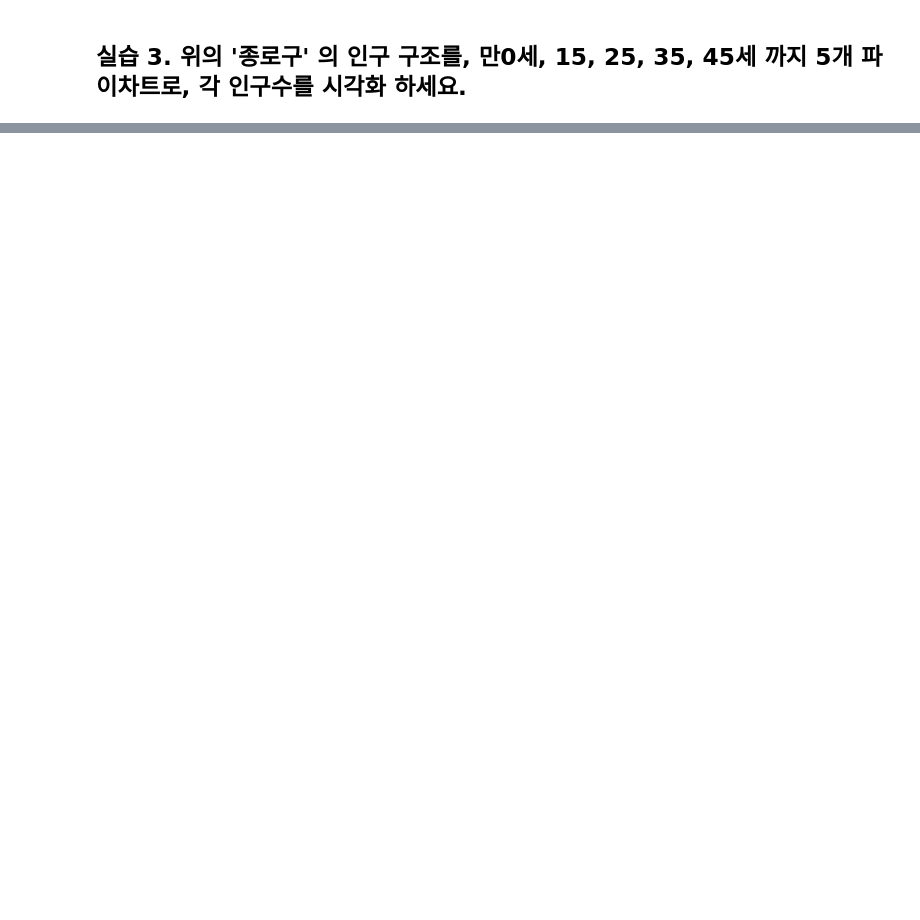
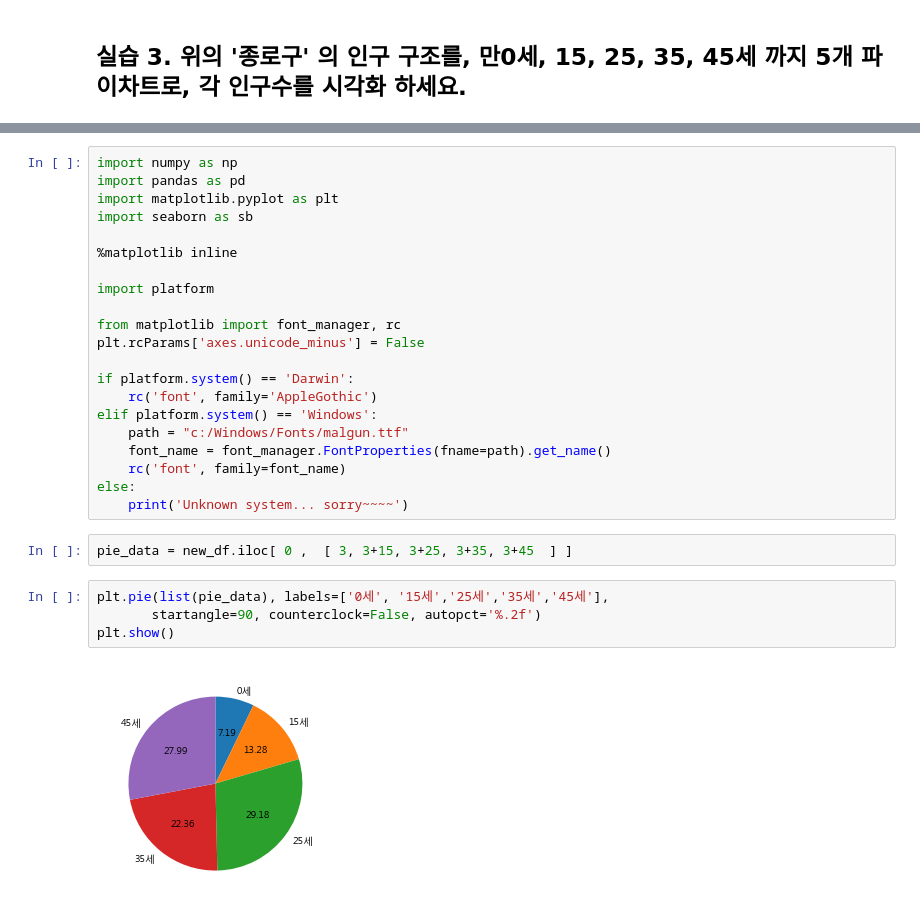
Before and after one commit to twistyang/python_sun, a Jupyter notebook: part07/1.a 프로젝트 - 인구조사.ipynb, the cells around one changed output, grey strips where cells are left out. Drawn from its saved outputs; the diff is of its cells as text; blank space fills up the shorter version.

```diff
--- a/part07/1.a 프로젝트 - 인구조사.ipynb
+++ b/part07/1.a 프로젝트 - 인구조사.ipynb
@@ -26,0 +154,29 @@ import seaborn as sb
+# %%
+import numpy as np
+import pandas as pd
+import matplotlib.pyplot as plt
+import seaborn as sb
+
+%matplotlib inline
+
+import platform
+
+from matplotlib import font_manager, rc
+plt.rcParams['axes.unicode_minus'] = False
+
+if platform.system() == 'Darwin':
+    rc('font', family='AppleGothic')
+elif platform.system() == 'Windows':
+    path = "c:/Windows/Fonts/malgun.ttf"
+    font_name = font_manager.FontProperties(fname=path).get_name()
+    rc('font', family=font_name)
+else:
+    print('Unknown system... sorry~~~~')
+# %%
+pie_data = new_df.iloc[ 0 ,  [ 3, 3+15, 3+25, 3+35, 3+45  ] ]
+# %%
+plt.pie(list(pie_data), labels=['0세', '15세','25세','35세','45세'],
+       startangle=90, counterclock=False, autopct='%.2f')
+plt.show()
+# %% [output]
+[figure, added]
```
Also changed, not shown: parts of 19 cells of this notebook, 4 other files.
